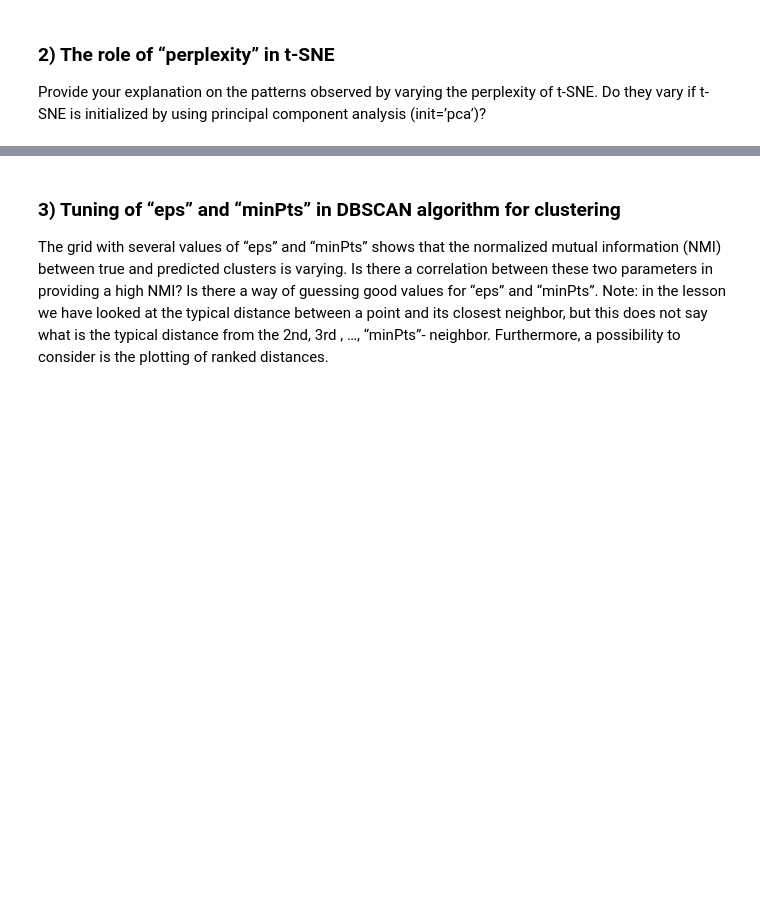
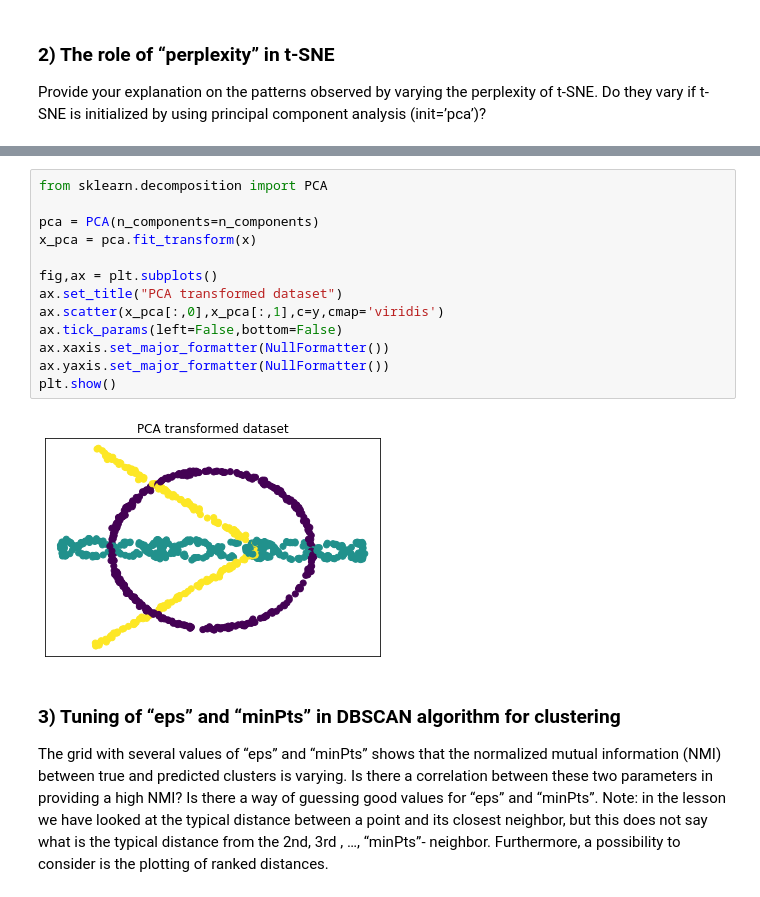
Before and after one commit to emersonvero/LoCP2, a Jupyter notebook: 05_clustering/2219_assignment_05.ipynb, the cells around one changed output, grey strips where cells are left out. Saved outputs shown, nothing was run; the diff lists cells and outputs as text; blank space fills up the shorter version.

```diff
--- a/05_clustering/2219_assignment_05.ipynb
+++ b/05_clustering/2219_assignment_05.ipynb
@@ -82,3 +147,18 @@ Do they vary if t-SNE is initialized by using principal component analysis (init
+# %%
+from sklearn.decomposition import PCA
+
+pca = PCA(n_components=n_components)
+x_pca = pca.fit_transform(x)
+
+fig,ax = plt.subplots()
+ax.set_title("PCA transformed dataset")
+ax.scatter(x_pca[:,0],x_pca[:,1],c=y,cmap='viridis')
+ax.tick_params(left=False,bottom=False)
+ax.xaxis.set_major_formatter(NullFormatter())
+ax.yaxis.set_major_formatter(NullFormatter())
+plt.show()
+# %% [output]
+[figure, added]
 # %% [markdown]
 ### 3) Tuning of “eps” and “minPts” in DBSCAN algorithm for clustering
 
```
Also changed, not shown: parts of 6 cells of this notebook, 1 other file.
